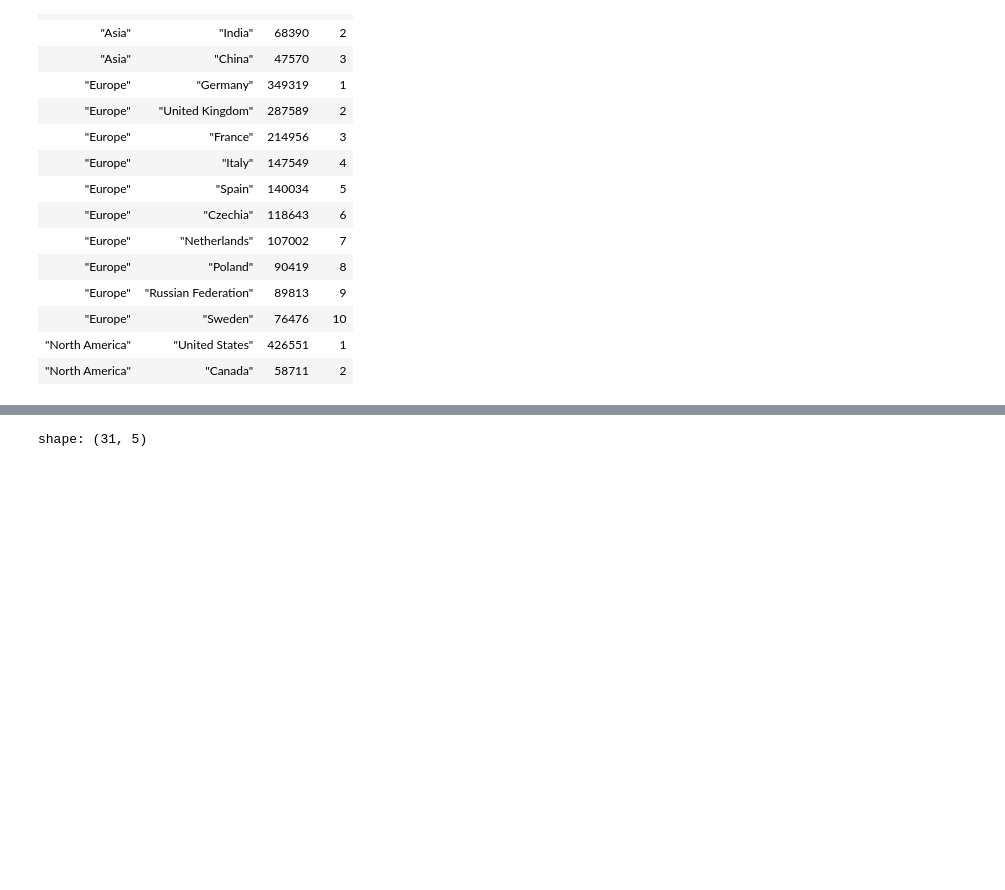
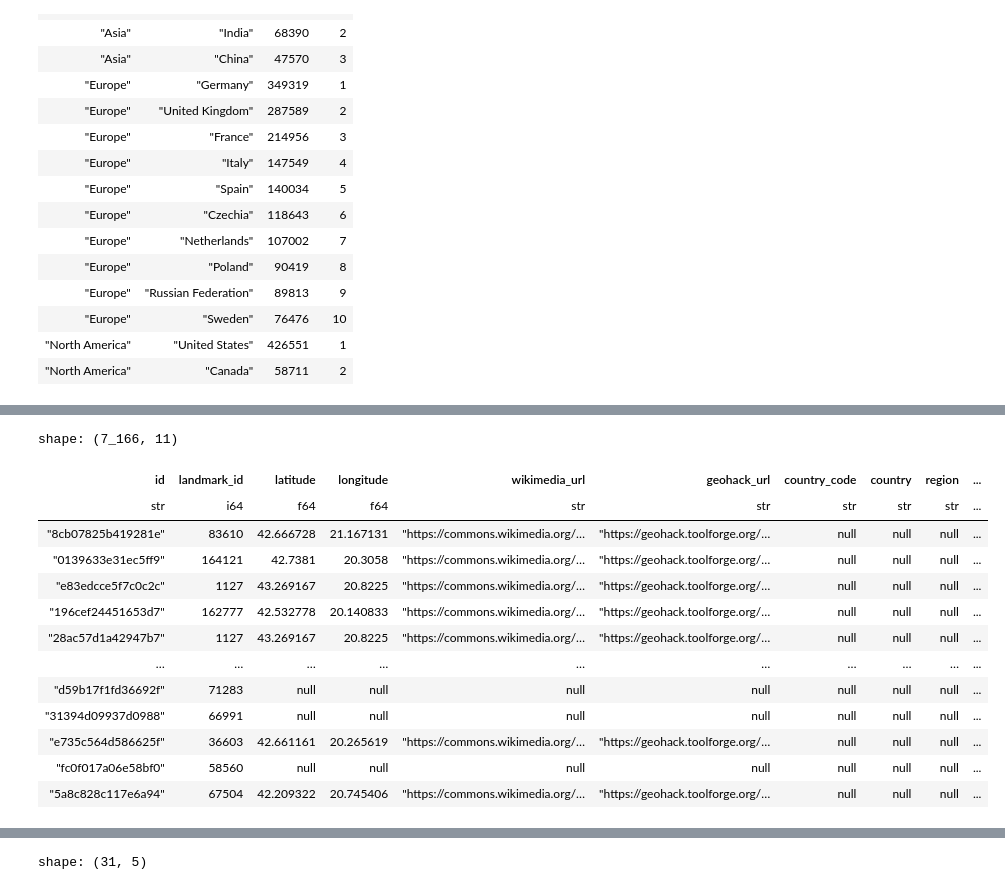
Before and after one commit to fhrzn/geocir, a Jupyter notebook: notebooks/idk2.ipynb, the cells around one changed output, grey strips where cells are left out. Saved outputs shown, nothing was run; the diff lists cells and outputs as text; code cells hidden in the pictures; blank space fills up the shorter version.

```diff
--- a/notebooks/idk2.ipynb
+++ b/notebooks/idk2.ipynb
@@ -100,0 +121,4 @@ top_merged_set.sample(100).write_csv("/mnt/yokoyamalab-nas/gldv2-full/csv/v2/mer
+# %%
+# os.listdir("/mnt/yokoyamalab-nas/gldv2-full/csv/v2")
+merged_set = pl.read_csv("/mnt/yokoyamalab-nas/gldv2-full/csv/v2/merged_set.csv")
+merged_set
@@ -100,0 +140,17 @@ top_merged_set.sample(100).write_csv("/mnt/yokoyamalab-nas/gldv2-full/csv/v2/mer
+# %%
+merged_set.filter(pl.col("country").is_null())
+# %% [output]
+shape: (7_166, 11)
+| id | landmark_id | latitude | longitude | wikimedia_url | geohack_url | country_code | country | region | ... |
+| str | i64 | f64 | f64 | str | str | str | str | str | ... |
+| "8cb07825b419281e" | 83610 | 42.666728 | 21.167131 | "https://commons.wikimedia.org/… | "https://geohack.toolforge.org/… | null | null | null | ... |
+| "0139633e31ec5ff9" | 164121 | 42.7381 | 20.3058 | "https://commons.wikimedia.org/… | "https://geohack.toolforge.org/… | null | null | null | ... |
+| "e83edcce5f7c0c2c" | 1127 | 43.269167 | 20.8225 | "https://commons.wikimedia.org/… | "https://geohack.toolforge.org/… | null | null | null | ... |
+| "196cef24451653d7" | 162777 | 42.532778 | 20.140833 | "https://commons.wikimedia.org/… | "https://geohack.toolforge.org/… | null | null | null | ... |
+| "28ac57d1a42947b7" | 1127 | 43.269167 | 20.8225 | "https://commons.wikimedia.org/… | "https://geohack.toolforge.org/… | null | null | null | ... |
+| … | … | … | … | … | … | … | … | … | ... |
+| "d59b17f1fd36692f" | 71283 | null | null | null | null | null | null | null | ... |
+| "31394d09937d0988" | 66991 | null | null | null | null | null | null | null | ... |
+| "e735c564d586625f" | 36603 | 42.661161 | 20.265619 | "https://commons.wikimedia.org/… | "https://geohack.toolforge.org/… | null | null | null | ... |
+| "fc0f017a06e58bf0" | 58560 | null | null | null | null | null | null | null | ... |
+| "5a8c828c117e6a94" | 67504 | 42.209322 | 20.745406 | "https://commons.wikimedia.org/… | "https://geohack.toolforge.org/… | null | null | null | ... |
```
Also changed, not shown: parts of 50 cells of this notebook, 14 other files.
